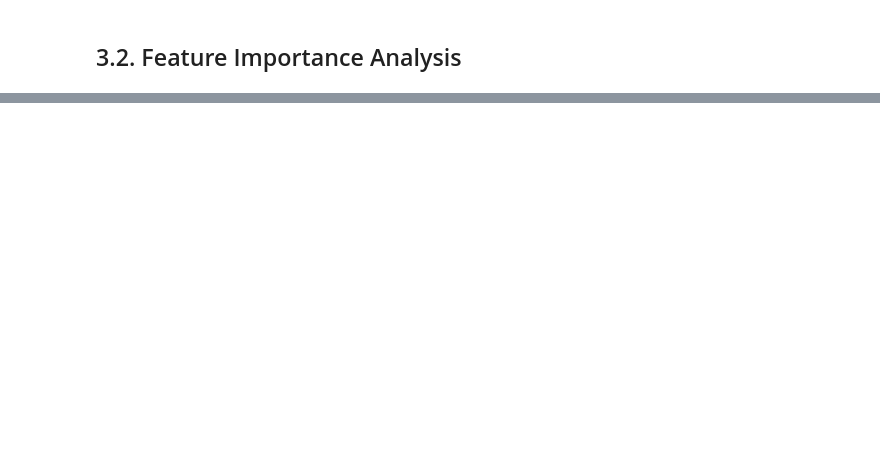
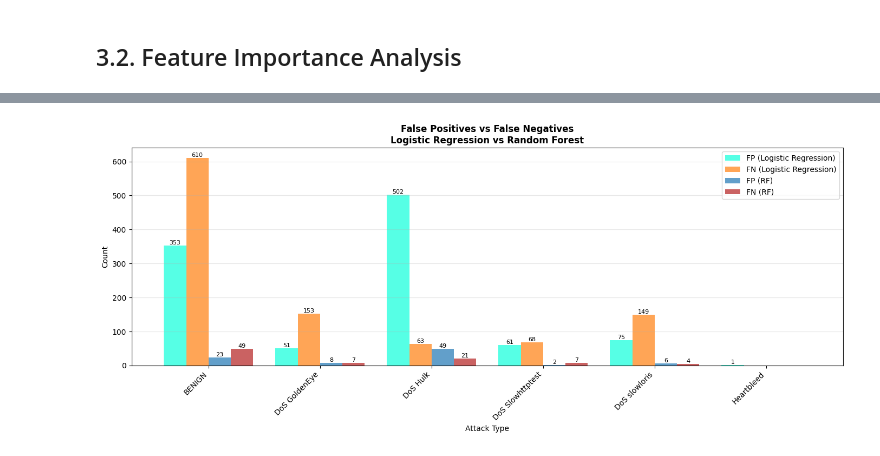
Before and after one commit to ianiskelf/INF6422E-Lab1, a Jupyter notebook: lab1.ipynb, the cells around one changed output, grey strips where cells are left out. Saved outputs shown, nothing was run; the diff lists cells and outputs as text; code cells hidden in the pictures; blank space fills up the shorter version.

```diff
--- a/lab1.ipynb
+++ b/lab1.ipynb
@@ -885,0 +963,40 @@ importance_df.head(5) # 5 most influential features
+# %%
+fig, ax = plt.subplots(figsize=(14, 6))
+
+x = np.arange(len(target_names))
+width = 0.2
+
+# Logistic Regression
+bars_fp = ax.bar(x - width*1.5, false_positives, width,
+                 label='FP (Logistic Regression)', color="#0effdb", alpha=0.7)
+bars_fn = ax.bar(x - width*0.5, false_negatives, width,
+                 label='FN (Logistic Regression)', color="#ff7f0e", alpha=0.7)
+
+# Random Forest
+bars_fp_rf = ax.bar(x + width*0.5, false_positives_rf, width,
+                    label='FP (RF)', color="#1f77b4", alpha=0.7)
+bars_fn_rf = ax.bar(x + width*1.5, false_negatives_rf, width,
+                    label='FN (RF)', color="#b41f1f", alpha=0.7)
+
+ax.set_xlabel('Attack Type')
+ax.set_ylabel('Count')
+ax.set_title('False Positives vs False Negatives\nLogistic Regression vs Random Forest',
+             fontweight='bold')
+
+ax.set_xticks(x)
+ax.set_xticklabels(target_names, rotation=45, ha='right')
+ax.legend()
+ax.grid(axis='y', alpha=0.3)
+
+# Value labels
+for bars in [bars_fp, bars_fn, bars_fp_rf, bars_fn_rf]:
+    for bar in bars:
+        h = bar.get_height()
+        if h > 0:
+            ax.text(bar.get_x() + bar.get_width()/2, h,
+                    int(h), ha='center', va='bottom', fontsize=8)
+
+plt.tight_layout()
+plt.show()
+# %% [output]
+[figure, added]
```
Also changed, not shown: parts of 10 cells of this notebook.
